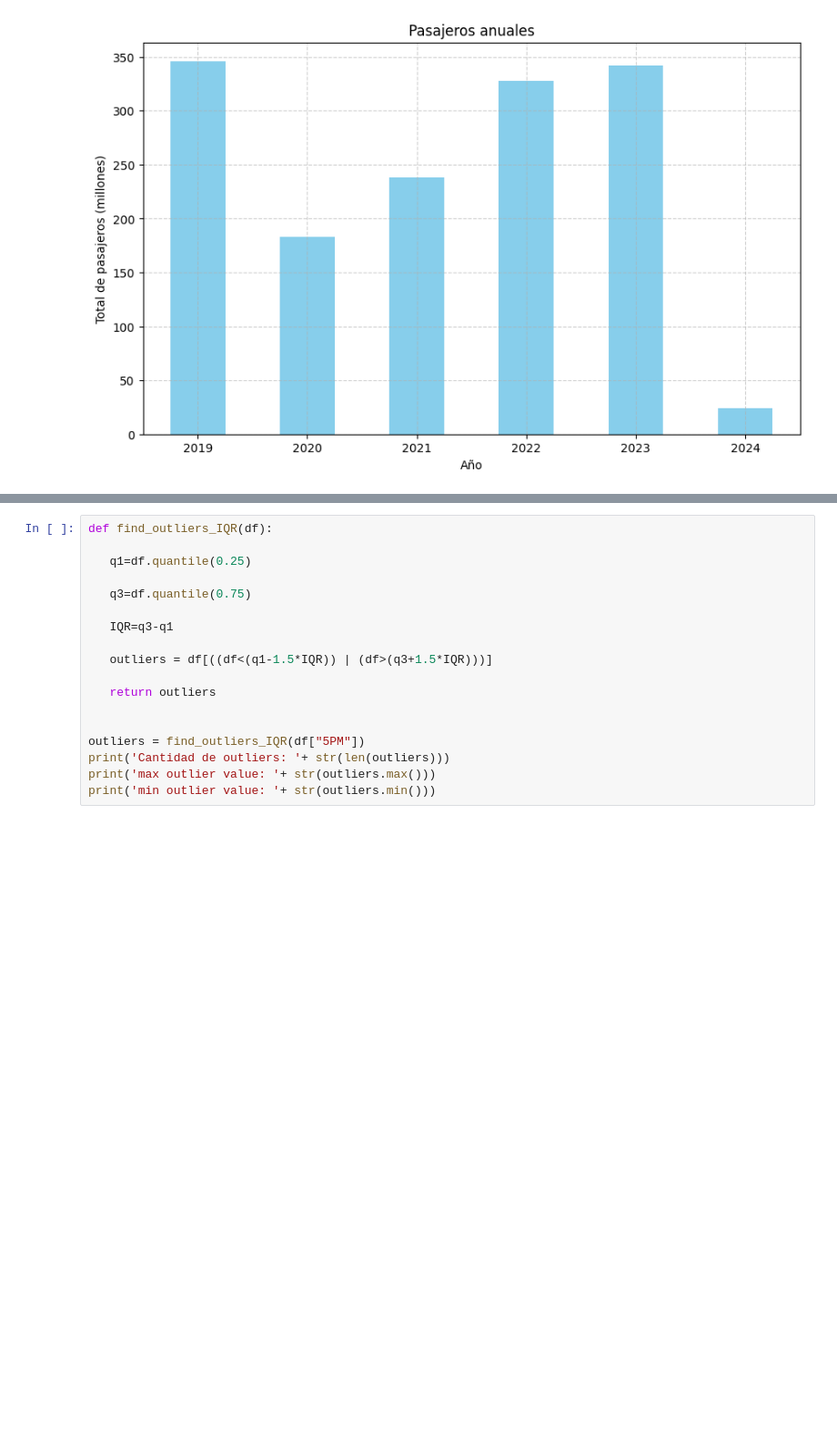
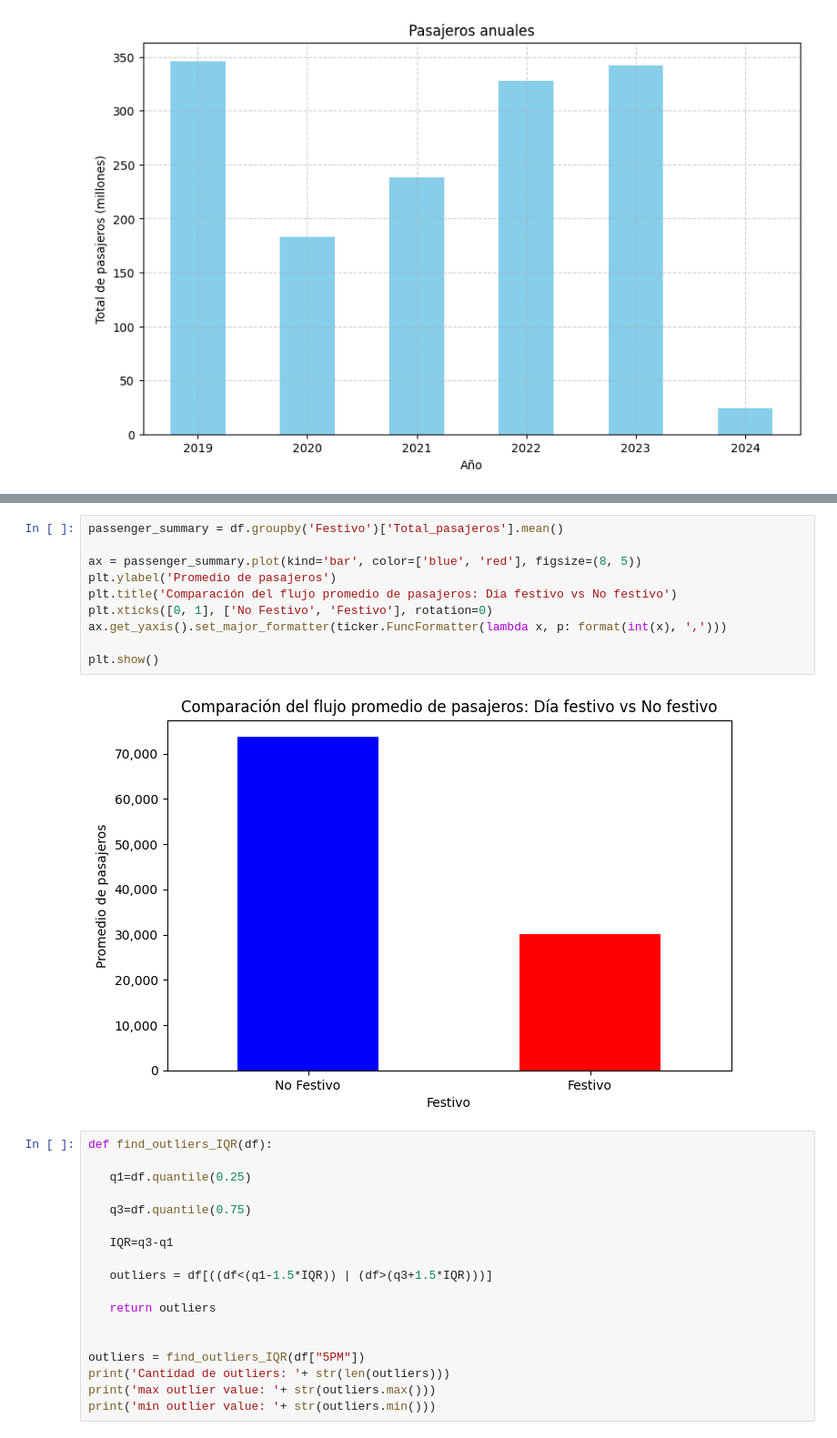
Before and after one commit to Rosvend/Passenger-flow-prediction-LSTM, a Jupyter notebook: LSTM_Metro_passenger_flow.ipynb, the cells around one changed output, grey strips where cells are left out. Shown at 91% size. Drawn from its saved outputs; the diff is of its cells as text; blank space fills up the shorter version.

```diff
--- a/LSTM_Metro_passenger_flow.ipynb
+++ b/LSTM_Metro_passenger_flow.ipynb
@@ -705,3 +732,15 @@ plt.show()
+# %%
+passenger_summary = df.groupby('Festivo')['Total_pasajeros'].mean()
+
+ax = passenger_summary.plot(kind='bar', color=['blue', 'red'], figsize=(8, 5))
+plt.ylabel('Promedio de pasajeros')
+plt.title('Comparación del flujo promedio de pasajeros: Día festivo vs No festivo')
+plt.xticks([0, 1], ['No Festivo', 'Festivo'], rotation=0)
+ax.get_yaxis().set_major_formatter(ticker.FuncFormatter(lambda x, p: format(int(x), ',')))
+
+plt.show()
+# %% [output]
+[figure, added]
 # %%
 def find_outliers_IQR(df):
 
```
Also changed, not shown: parts of 19 cells of this notebook.
